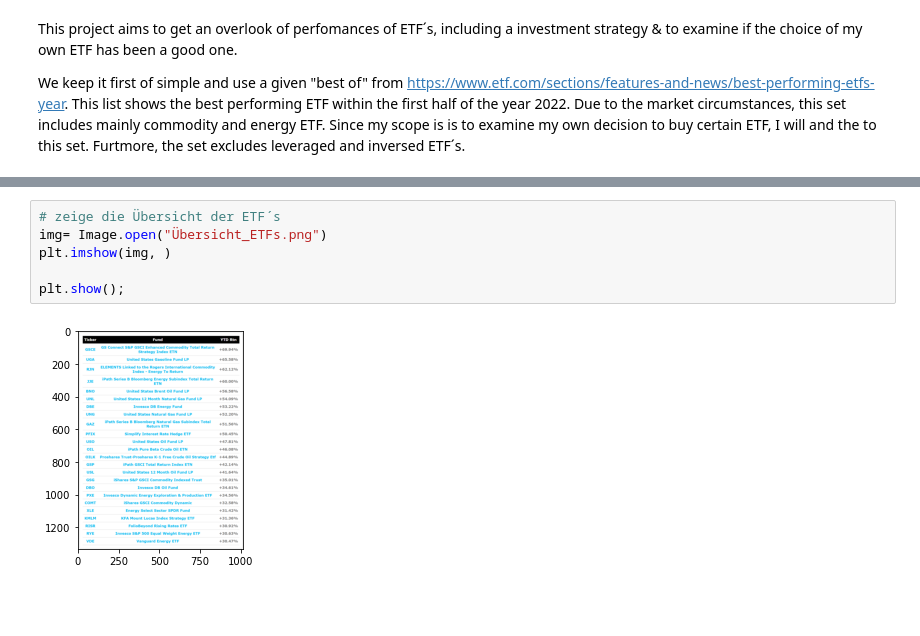
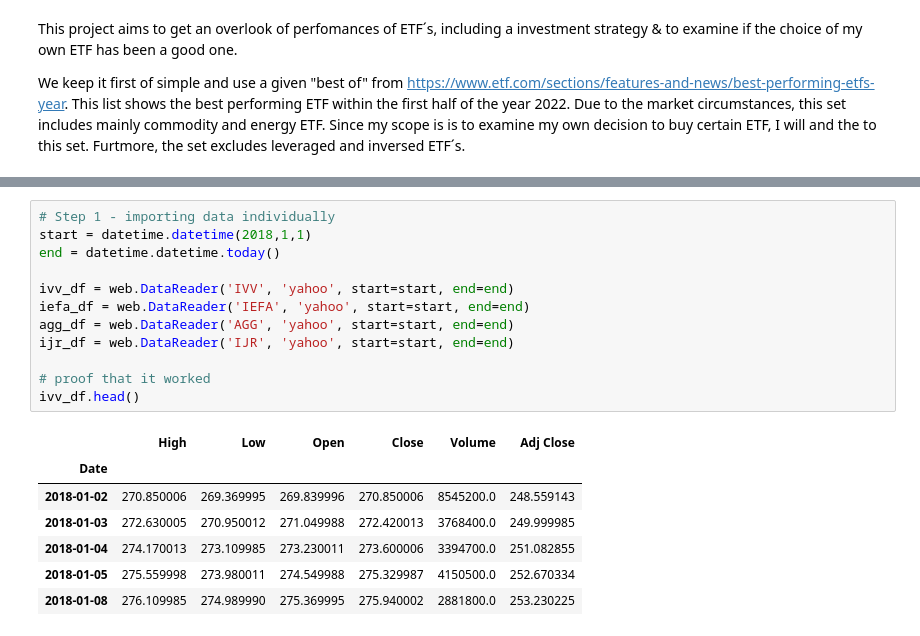
Before and after one commit to Ankru98/finengin, a Jupyter notebook: Code_Jupiter.ipynb, the cells around one changed output, grey strips where cells are left out. Saved outputs shown, nothing was run; the diff lists cells and outputs as text; blank space fills up the shorter version.

```diff
--- a/Code_Jupiter.ipynb
+++ b/Code_Jupiter.ipynb
@@ -14,9 +26,21 @@ from PIL import Image
 # %%
-# zeige die Übersicht der ETF´s
-img= Image.open("Übersicht_ETFs.png")
-plt.imshow(img, )
+# Step 1 - importing data individually
+start = datetime.datetime(2018,1,1)
+end = datetime.datetime.today()
 
-plt.show();
+ivv_df = web.DataReader('IVV', 'yahoo', start=start, end=end)
+iefa_df = web.DataReader('IEFA', 'yahoo', start=start, end=end)
+agg_df = web.DataReader('AGG', 'yahoo', start=start, end=end)
+ijr_df = web.DataReader('IJR', 'yahoo', start=start, end=end)
+
+# proof that it worked
+ivv_df.head()
 # %% [output]
-[figure, removed]
+|  | High | Low | Open | Close | Volume | Adj Close |
+| Date |  |  |  |  |  |  |
+| 2018-01-02 | 270.850006 | 269.369995 | 269.839996 | 270.850006 | 8545200.0 | 248.559143 |
+| 2018-01-03 | 272.630005 | 270.950012 | 271.049988 | 272.420013 | 3768400.0 | 249.999985 |
+| 2018-01-04 | 274.170013 | 273.109985 | 273.230011 | 273.600006 | 3394700.0 | 251.082855 |
+| 2018-01-05 | 275.559998 | 273.980011 | 274.549988 | 275.329987 | 4150500.0 | 252.670334 |
+| 2018-01-08 | 276.109985 | 274.989990 | 275.369995 | 275.940002 | 2881800.0 | 253.230225 |
 # %%
```
Also changed, not shown: parts of 7 cells of this notebook.
